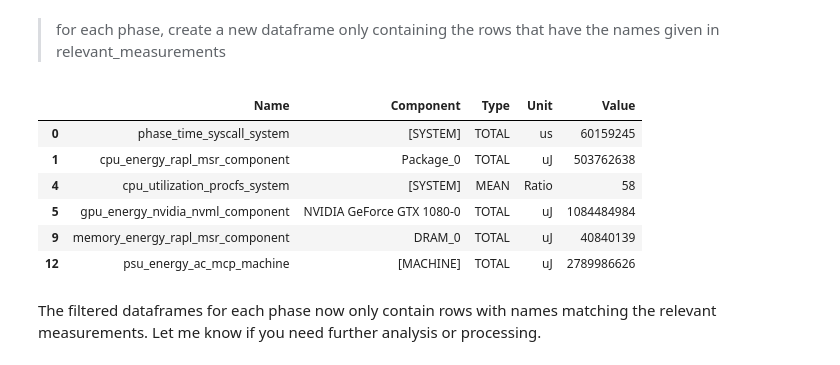
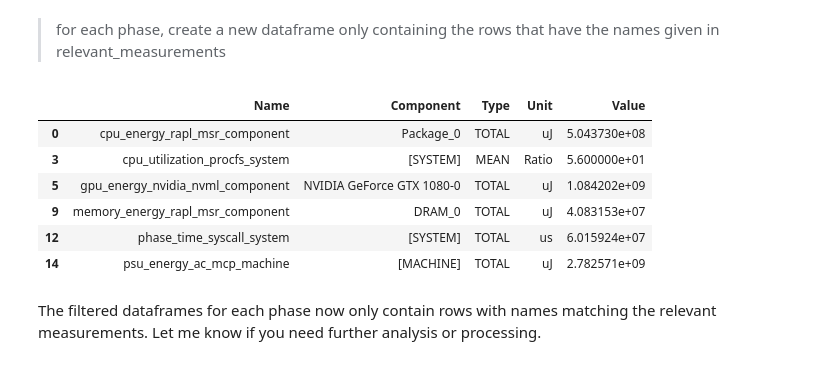
Before and after one commit to envite-consulting/ollama-llm-energy-measurement, a Jupyter notebook: dataanalysis/analysis_email_prompts.ipynb, the cells around one changed output. Cells and saved outputs as stored; diff of their text form; code cells hidden in the pictures.

```diff
--- a/dataanalysis/analysis_email_prompts.ipynb
+++ b/dataanalysis/analysis_email_prompts.ipynb
@@ -138,6 +218,7 @@ def fetch_phase_stats(selected_id):
 
 
 # Example usage
-phase_stats = fetch_phase_stats(selected_id)
-phase_stats['[BASELINE]']
+#phase_stats = fetch_phase_stats(selected_id)
+phase_stats_all = phase_dataframes_all  # Use the merged phase dataframes instead of fetching again
+phase_stats_all['[BASELINE]']
 # %% [output]
@@ -165,7 +246,7 @@ phase_stats['[BASELINE]']
 
 phase_dataframes = {}
 
-for phase, measurements in phase_stats.items():
+for phase, measurements in phase_stats_all.items():
     rows = []
     for measurement_name, measurement_details in measurements.items():
         if 'data' in measurement_details:
@@ -246,18 +311,18 @@ Dropdown(description='Select Measurement:', index=5, layout=Layout(width='auto')
 # %%
 filtered_phase_dataframes = {}
 
-for phase, df in phase_dataframes.items():
+for phase, df in phase_dataframes_all.items():
     filtered_phase_dataframes[phase] = df[df['Name'].isin(relevant_measurements)]
 
 filtered_phase_dataframes['[BASELINE]']
 # %% [output]
 |  | Name | Component | Type | Unit | Value |
-| 0 | phase_time_syscall_system | [SYSTEM] | TOTAL | us | 60159245 |
-| 1 | cpu_energy_rapl_msr_component | Package_0 | TOTAL | uJ | 503762638 |
-| 4 | cpu_utilization_procfs_system | [SYSTEM] | MEAN | Ratio | 58 |
-| 5 | gpu_energy_nvidia_nvml_component | NVIDIA GeForce GTX 1080-0 | TOTAL | uJ | 1084484984 |
-| 9 | memory_energy_rapl_msr_component | DRAM_0 | TOTAL | uJ | 40840139 |
-| 12 | psu_energy_ac_mcp_machine | [MACHINE] | TOTAL | uJ | 2789986626 |
+| 0 | cpu_energy_rapl_msr_component | Package_0 | TOTAL | uJ | 5.043730e+08 |
+| 3 | cpu_utilization_procfs_system | [SYSTEM] | MEAN | Ratio | 5.600000e+01 |
+| 5 | gpu_energy_nvidia_nvml_component | NVIDIA GeForce GTX 1080-0 | TOTAL | uJ | 1.084202e+09 |
+| 9 | memory_energy_rapl_msr_component | DRAM_0 | TOTAL | uJ | 4.083153e+07 |
+| 12 | phase_time_syscall_system | [SYSTEM] | TOTAL | us | 6.015924e+07 |
+| 14 | psu_energy_ac_mcp_machine | [MACHINE] | TOTAL | uJ | 2.782571e+09 |
 # %% [markdown]
 The filtered dataframes for each phase now only contain rows with names matching the relevant measurements. Let me know if you need further analysis or processing.
 # %% [markdown]
```
Also changed, not shown: parts of 9 cells of this notebook.
